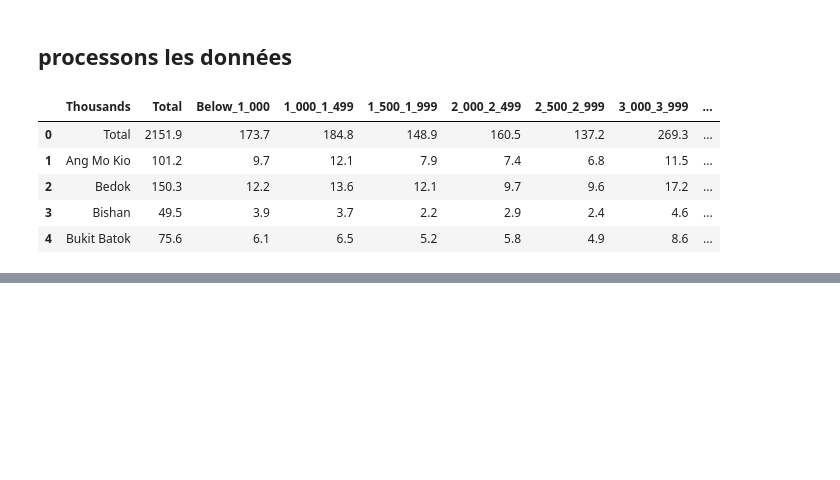
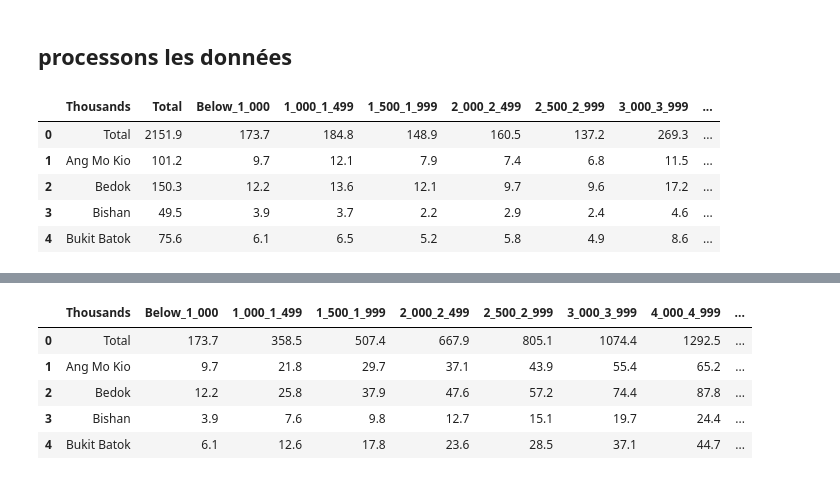
Before and after one commit to Hisqkq/Open-Data-City, a Jupyter notebook: immo.ipynb, the cells around one changed output, grey strips where cells are left out. Drawn from its saved outputs; the diff is of its cells as text; code cells hidden in the pictures; blank space fills up the shorter version.

```diff
--- a/immo.ipynb
+++ b/immo.ipynb
@@ -179,0 +223,18 @@ df_income.head()
+# %%
+# Identifier les colonnes des revenus (en supposant qu'elles commencent après "Planning Area")
+#on enlève la colonne 'Total'
+df_income = df_income.drop(columns=['Total'])
+income_cols = df_income.columns[1:]  # Supposons que la première colonne est 'Planning Area'
+
+# Appliquer la somme cumulative sur chaque ligne
+df_cum = df_income.copy()
+df_cum[income_cols] = df_income[income_cols].cumsum(axis=1)
+
+df_cum.head()
+# %% [output]
+|  | Thousands | Below_1_000 | 1_000_1_499 | 1_500_1_999 | 2_000_2_499 | 2_500_2_999 | 3_000_3_999 | 4_000_4_999 | ... |
+| 0 | Total | 173.7 | 358.5 | 507.4 | 667.9 | 805.1 | 1074.4 | 1292.5 | ... |
+| 1 | Ang Mo Kio | 9.7 | 21.8 | 29.7 | 37.1 | 43.9 | 55.4 | 65.2 | ... |
+| 2 | Bedok | 12.2 | 25.8 | 37.9 | 47.6 | 57.2 | 74.4 | 87.8 | ... |
+| 3 | Bishan | 3.9 | 7.6 | 9.8 | 12.7 | 15.1 | 19.7 | 24.4 | ... |
+| 4 | Bukit Batok | 6.1 | 12.6 | 17.8 | 23.6 | 28.5 | 37.1 | 44.7 | ... |
```
Also changed, not shown: parts of 14 cells of this notebook.
